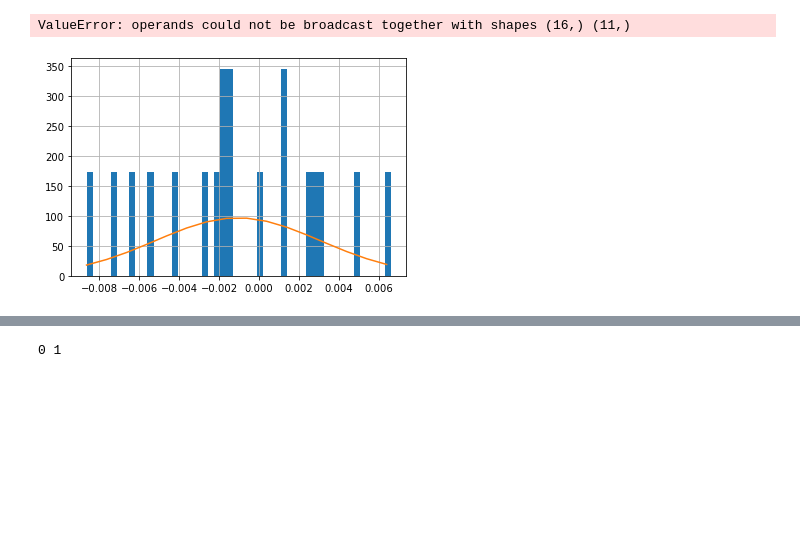
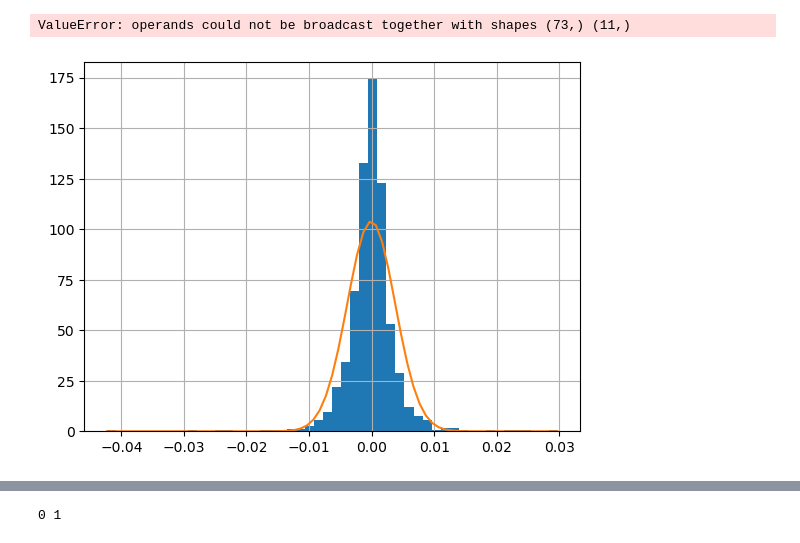
Before and after one commit to julian-sc/machine_learning, a Jupyter notebook: Notebooks/PruebasTrade.ipynb, the cells around one changed output, grey strips where cells are left out. Drawn from its saved outputs; the diff is of its cells as text; code cells hidden in the pictures; blank space fills up the shorter version.

Commit message:
:sparkles: metrics stocks

```diff
--- a/Notebooks/PruebasTrade.ipynb
+++ b/Notebooks/PruebasTrade.ipynb
@@ -103,0 +172,2 @@ sigma = data_1['LOG_RETURN'].std(ddof=1)
+# %%
+data_stock['PROFIT'] = [data_stock.loc[i,'CLOSE1'] - data_stock.loc[i,'Close'] if data_stock.loc[i,'SHARES'] ==1 else 0 for i in data_stock.index]
@@ -103,0 +179,3 @@ sigma = data_1['LOG_RETURN'].std(ddof=1)
+# %%
+data_stock['WEALTH'] = data_stock['PROFIT'].cumsum()
+data_stock.tail()
@@ -104,3 +198,8 @@ sigma = data_1['LOG_RETURN'].std(ddof=1)
+# %%
+data_stock['LOG_RETURN'] = np.log(data_stock['CLOSE1']) - np.log(data_stock['Close'])
+# %%
+mu = data_stock['LOG_RETURN'].mean()
+sigma = data_stock['LOG_RETURN'].std(ddof=1)
 # %%
 len(list_range)
 # %% [output]
@@ -108,15 +207,15 @@ len(list_range)
 # %%
 from scipy.stats import norm
-data_1['LOG_RETURN'].hist(bins=50,density=True)
-list_range = np.arange(min(data_1['LOG_RETURN']),max(data_1['LOG_RETURN']), 0.001)
+data_stock['LOG_RETURN'].hist(bins=50,density=True)
+list_range = np.arange(min(data_stock['LOG_RETURN']),max(data_stock['LOG_RETURN']), 0.001)
 plt.plot(list_range, norm.pdf(list_range,mu,sigma))
 plt.fill_between(x=list_range,
                  y2=0,
                  y1=norm.pdf(np.arange(-0.1,0.002,0.01),mu,sigma),
                  facecolor='pink',
                  alpha=0.5
 )
 # %% [output]
-ValueError: operands could not be broadcast together with shapes (16,) (11,)
+ValueError: operands could not be broadcast together with shapes (73,) (11,)
-[figure, old version]
+[figure, new version]
 # %%
```
Also changed, not shown: parts of 48 cells of this notebook.
